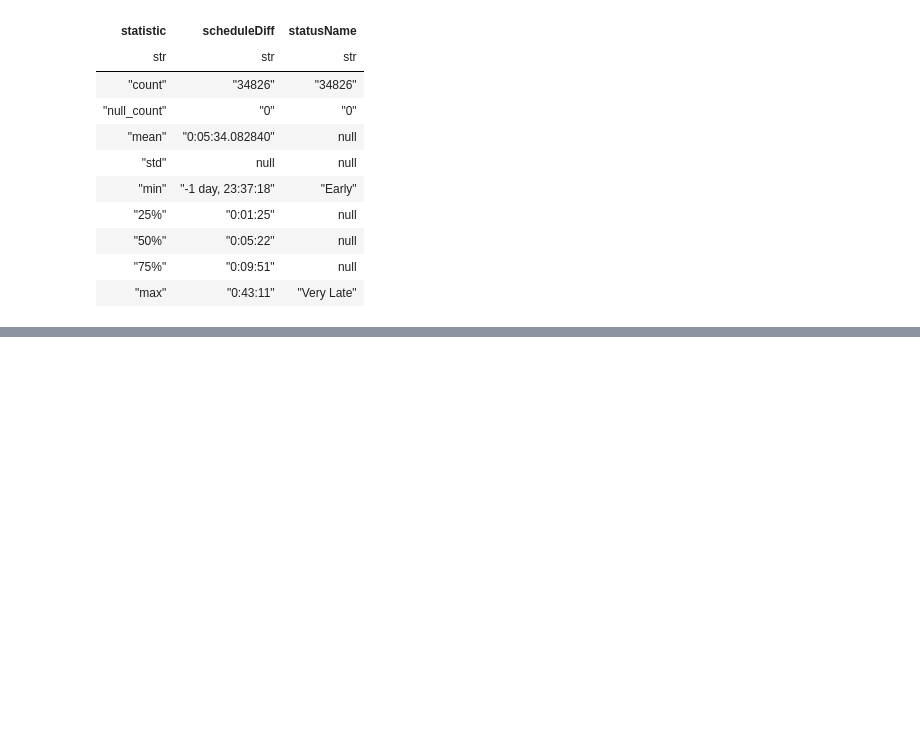
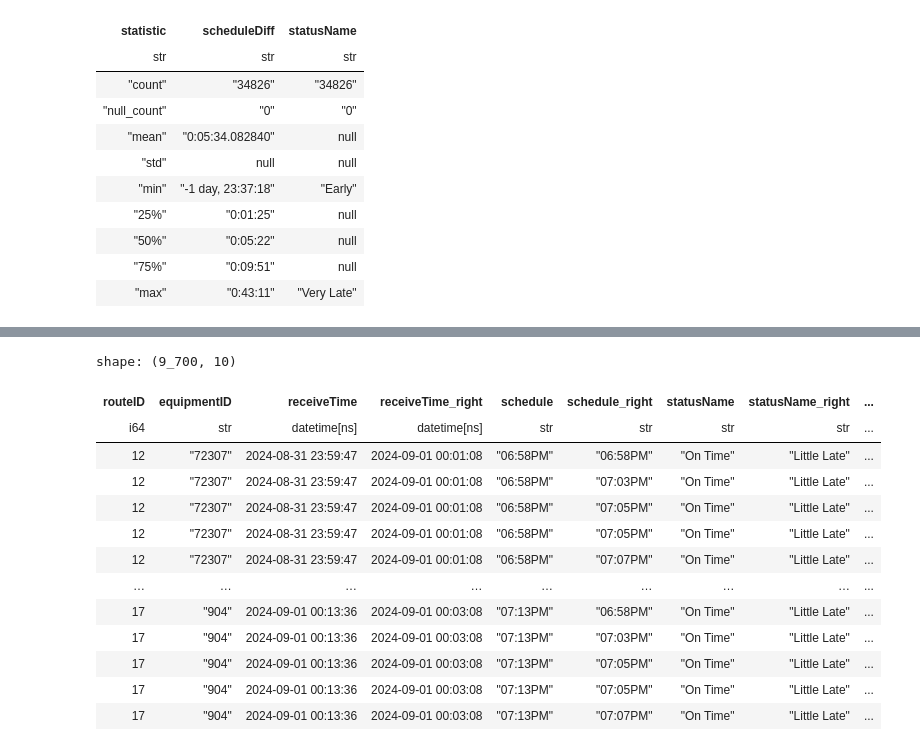
Before and after one commit to shaivilp/Research-Rookies, a Jupyter notebook: data_visualization/predictions.ipynb, the cells around one changed output, grey strips where cells are left out. Saved outputs shown, nothing was run; the diff lists cells and outputs as text; code cells hidden in the pictures; blank space fills up the shorter version.

```diff
--- a/data_visualization/predictions.ipynb
+++ b/data_visualization/predictions.ipynb
@@ -357,0 +356,26 @@ plt.show()
+# %%
+# Define a threshold for overlapping data in minutes
+threshold = 1
+
+# Perform an inner join to find overlapping data
+cross_joined = on_time_data.join(little_late_data, how='cross')
+
+# Filter out pairs where the difference in scheduleDiff_minutes is within the threshold
+overlapping_data = cross_joined.filter((pl.col('scheduleDiff_minutes') - pl.col('scheduleDiff_minutes_right')).abs() <= threshold)
+
+overlapping_data['routeID', 'equipmentID', 'receiveTime', 'receiveTime_right', 'schedule', 'schedule_right','statusName', 'statusName_right', 'scheduleDiff_minutes', 'scheduleDiff_minutes_right']
+# %% [output]
+shape: (9_700, 10)
+| routeID | equipmentID | receiveTime | receiveTime_right | schedule | schedule_right | statusName | statusName_right | ... |
+| i64 | str | datetime[ns] | datetime[ns] | str | str | str | str | ... |
+| 12 | "72307" | 2024-08-31 23:59:47 | 2024-09-01 00:01:08 | "06:58PM" | "06:58PM" | "On Time" | "Little Late" | ... |
+| 12 | "72307" | 2024-08-31 23:59:47 | 2024-09-01 00:01:08 | "06:58PM" | "07:03PM" | "On Time" | "Little Late" | ... |
+| 12 | "72307" | 2024-08-31 23:59:47 | 2024-09-01 00:01:08 | "06:58PM" | "07:05PM" | "On Time" | "Little Late" | ... |
+| 12 | "72307" | 2024-08-31 23:59:47 | 2024-09-01 00:01:08 | "06:58PM" | "07:05PM" | "On Time" | "Little Late" | ... |
+| 12 | "72307" | 2024-08-31 23:59:47 | 2024-09-01 00:01:08 | "06:58PM" | "07:07PM" | "On Time" | "Little Late" | ... |
+| … | … | … | … | … | … | … | … | ... |
+| 17 | "904" | 2024-09-01 00:13:36 | 2024-09-01 00:03:08 | "07:13PM" | "06:58PM" | "On Time" | "Little Late" | ... |
+| 17 | "904" | 2024-09-01 00:13:36 | 2024-09-01 00:03:08 | "07:13PM" | "07:03PM" | "On Time" | "Little Late" | ... |
+| 17 | "904" | 2024-09-01 00:13:36 | 2024-09-01 00:03:08 | "07:13PM" | "07:05PM" | "On Time" | "Little Late" | ... |
+| 17 | "904" | 2024-09-01 00:13:36 | 2024-09-01 00:03:08 | "07:13PM" | "07:05PM" | "On Time" | "Little Late" | ... |
+| 17 | "904" | 2024-09-01 00:13:36 | 2024-09-01 00:03:08 | "07:13PM" | "07:07PM" | "On Time" | "Little Late" | ... |
```
Also changed, not shown: parts of 5 cells of this notebook, 1 other file.
